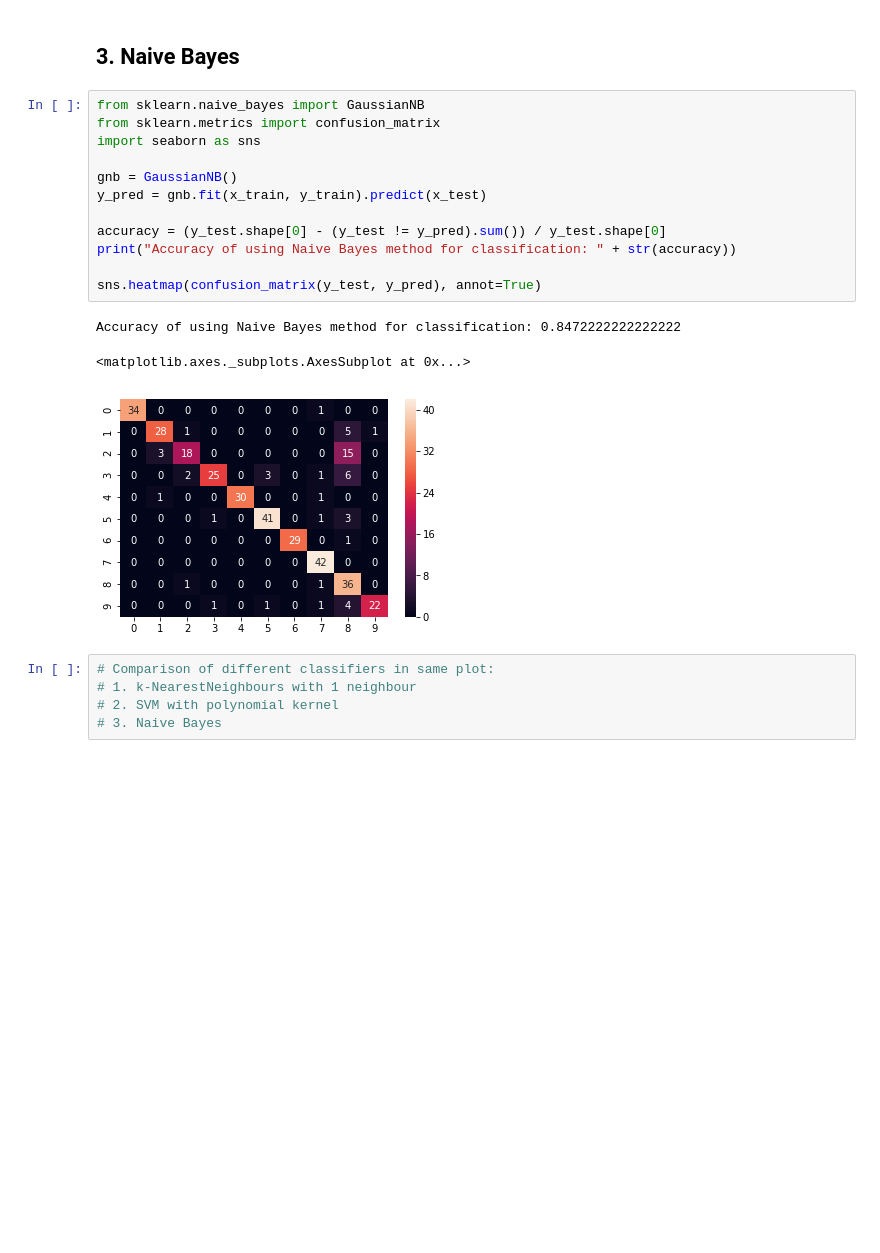
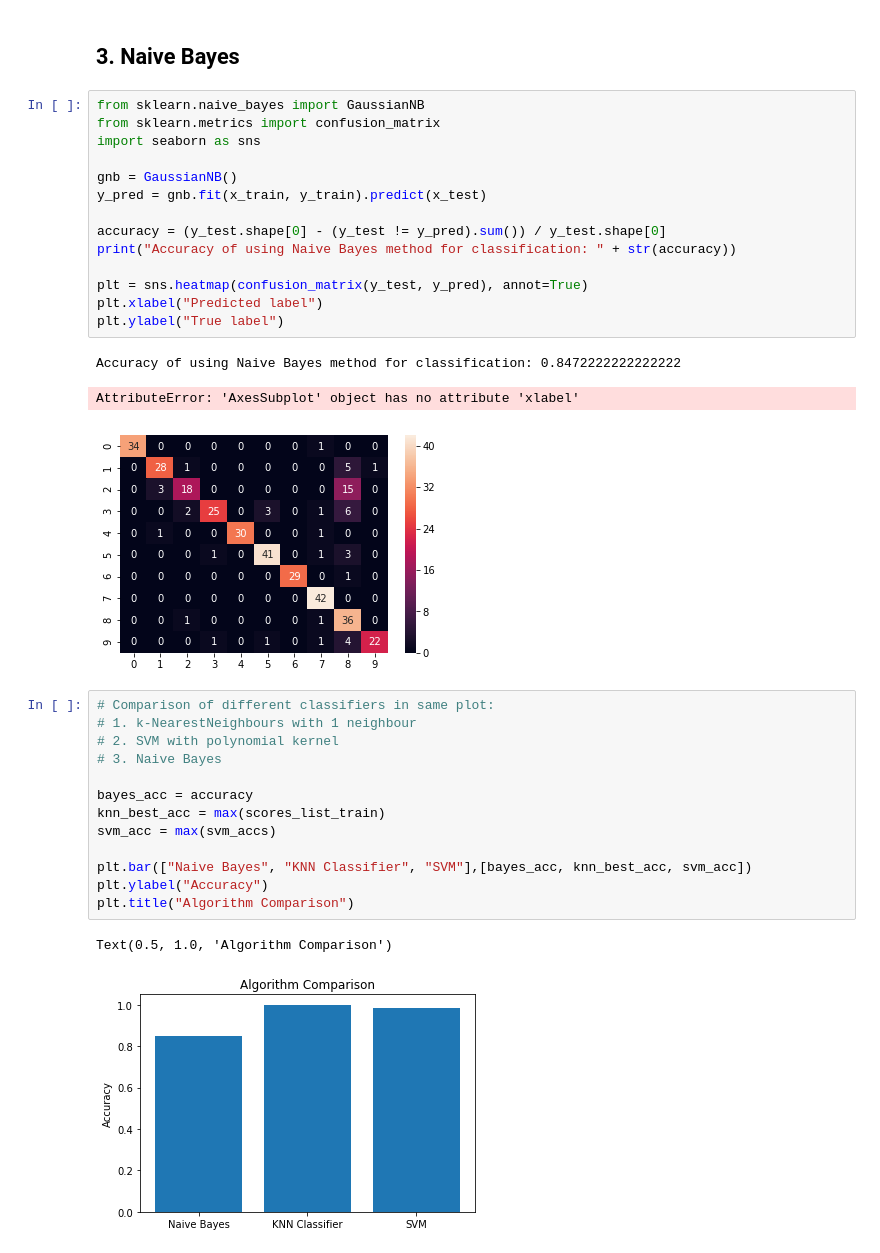
Before and after one commit to dunck/3803ict-bda, a Jupyter notebook: week04/journal.ipynb, the cells around one changed output. Cells and saved outputs as stored; diff of their text form; blank space fills up the shorter version.

```diff
--- a/week04/journal.ipynb
+++ b/week04/journal.ipynb
@@ -98,13 +110,26 @@ y_pred = gnb.fit(x_train, y_train).predict(x_test)
 accuracy = (y_test.shape[0] - (y_test != y_pred).sum()) / y_test.shape[0]
 print("Accuracy of using Naive Bayes method for classification: " + str(accuracy))
 
-sns.heatmap(confusion_matrix(y_test, y_pred), annot=True)
+plt = sns.heatmap(confusion_matrix(y_test, y_pred), annot=True)
+plt.xlabel("Predicted label")
+plt.ylabel("True label")
 # %% [output]
 Accuracy of using Naive Bayes method for classification: 0.8472222222222222
-<matplotlib.axes._subplots.AxesSubplot at 0x...>
+AttributeError: 'AxesSubplot' object has no attribute 'xlabel'
 [figure]
 # %%
 # Comparison of different classifiers in same plot:
 # 1. k-NearestNeighbours with 1 neighbour
 # 2. SVM with polynomial kernel
 # 3. Naive Bayes
+
+bayes_acc = accuracy
+knn_best_acc = max(scores_list_train)
+svm_acc = max(svm_accs)
+
+plt.bar(["Naive Bayes", "KNN Classifier", "SVM"],[bayes_acc, knn_best_acc, svm_acc])
+plt.ylabel("Accuracy")
+plt.title("Algorithm Comparison")
+# %% [output]
+Text(0.5, 1.0, 'Algorithm Comparison')
+[figure, added]
```
Also changed, not shown: parts of 12 cells of this notebook.
